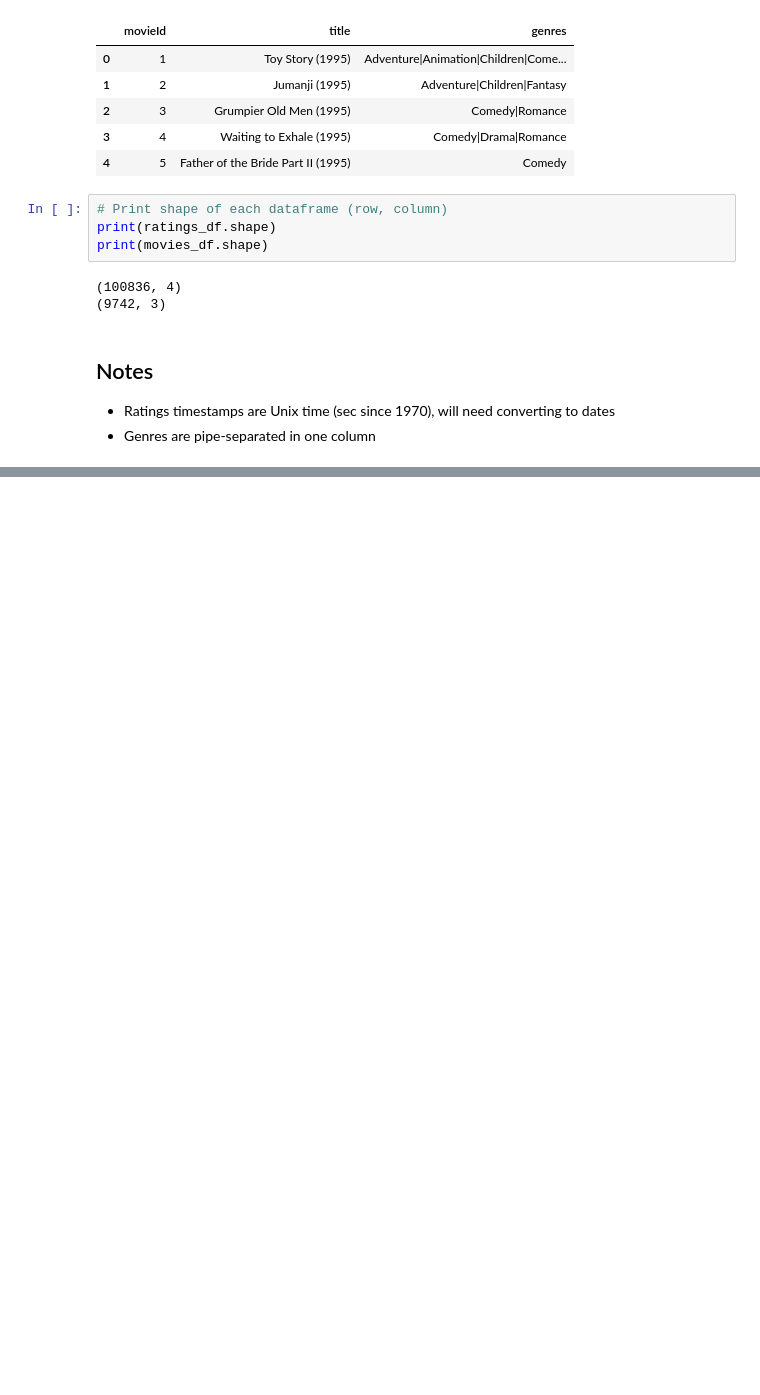
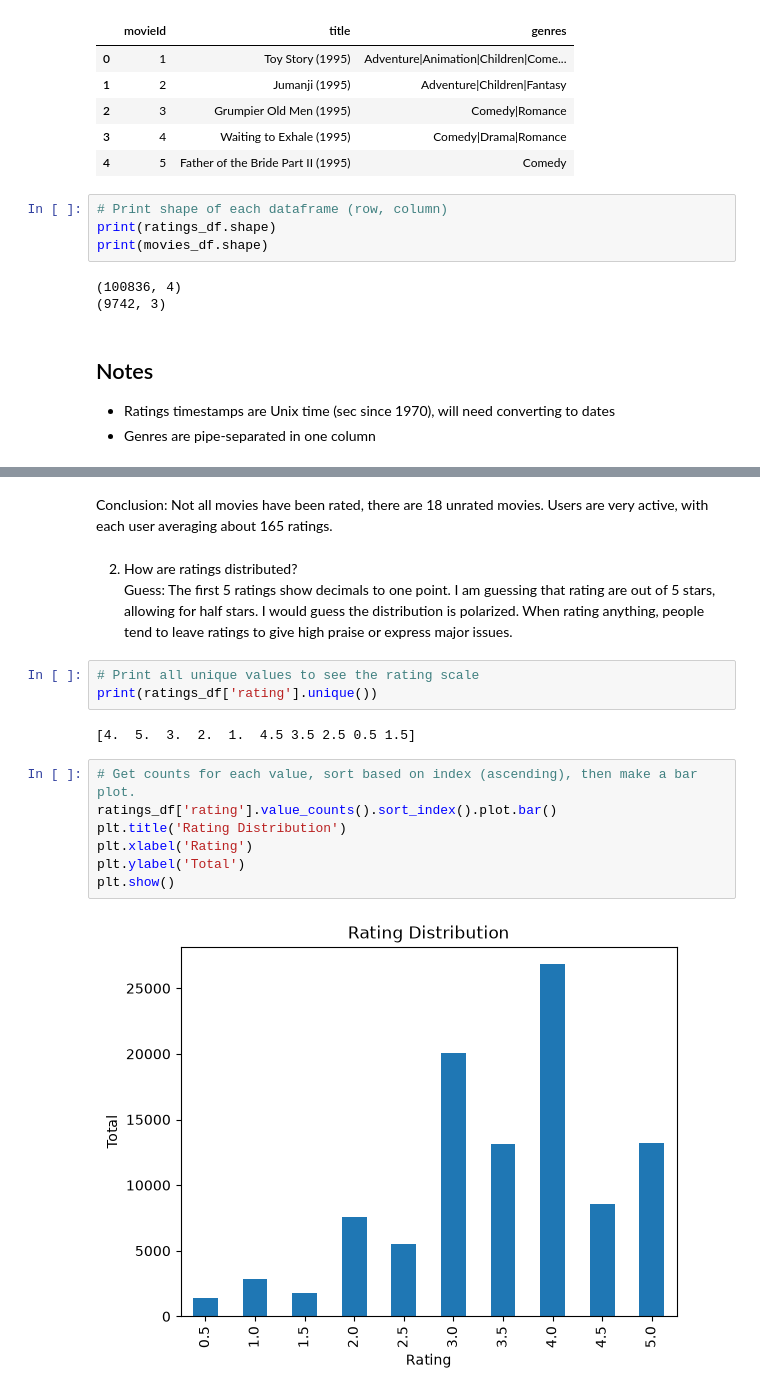
Before and after one commit to Carlos-A-Esquivel/Vibe-Based-Recommender-Project, a Jupyter notebook: notebooks/01_data_exploration.ipynb, the cells around one changed output, grey strips where cells are left out. Cells and saved outputs as stored; diff of their text form; blank space fills up the shorter version.

Commit message:
Add rating distribution and per-user/per-movie analysis

```diff
--- a/notebooks/01_data_exploration.ipynb
+++ b/notebooks/01_data_exploration.ipynb
@@ -46,0 +73,19 @@ print(movies_df.shape)
+# %% [markdown]
+Conclusion: Not all movies have been rated, there are 18 unrated movies. Users are very active, with each user averaging about 165 ratings.
+# %% [markdown]
+2. How are ratings distributed?
+Guess: The first 5 ratings show decimals to one point. I am guessing that rating are out of 5 stars, allowing for half stars. I would guess the distribution is polarized. When rating anything, people tend to leave ratings to give high praise or express major issues.
+# %%
+# Print all unique values to see the rating scale
+print(ratings_df['rating'].unique())
+# %% [output]
+[4.  5.  3.  2.  1.  4.5 3.5 2.5 0.5 1.5]
+# %%
+# Get counts for each value, sort based on index (ascending), then make a bar plot.
+ratings_df['rating'].value_counts().sort_index().plot.bar()
+plt.title('Rating Distribution')
+plt.xlabel('Rating')
+plt.ylabel('Total')
+plt.show()
+# %% [output]
+[figure, added]
```
Also changed, not shown: parts of 12 cells of this notebook.
